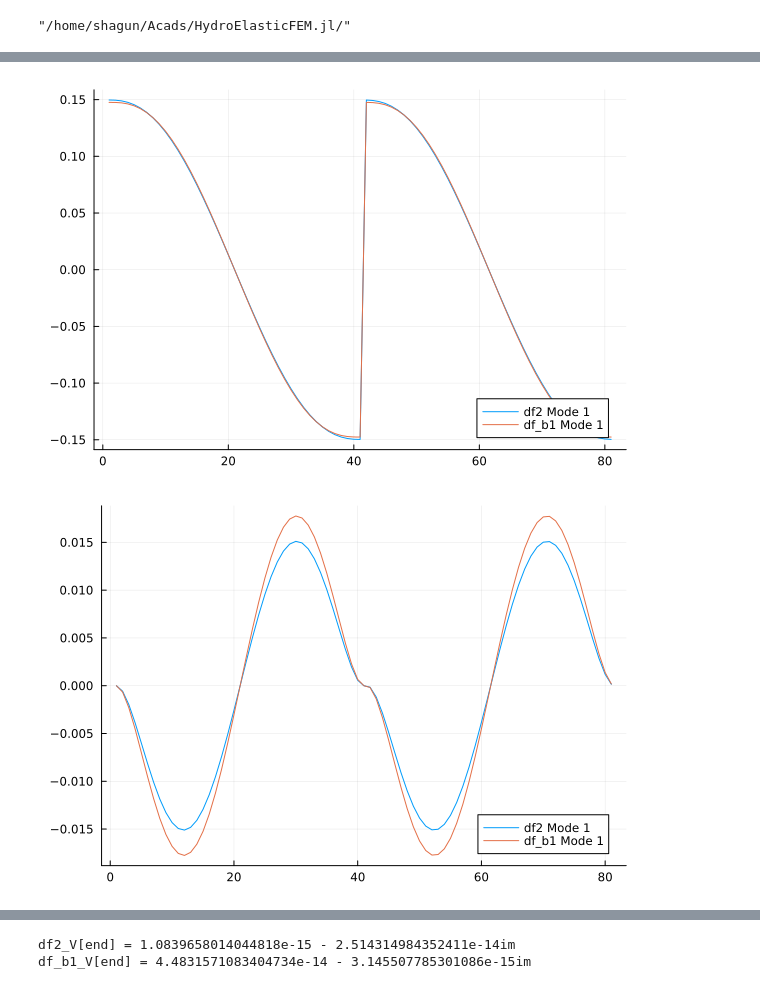
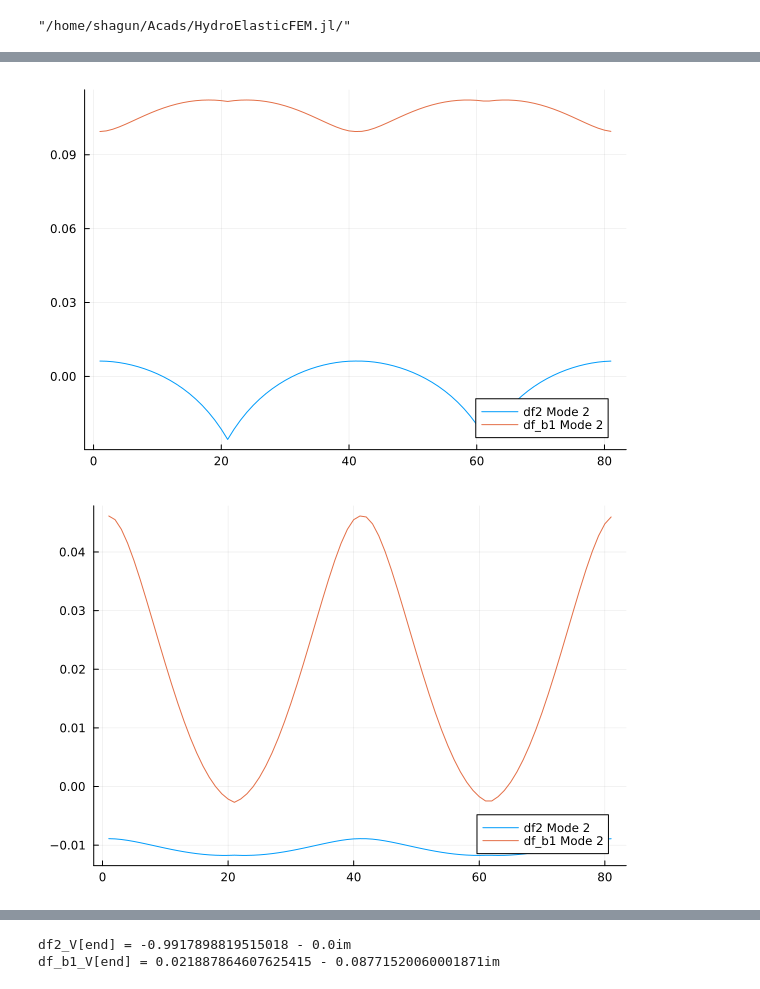
Before and after one commit to CMOE-TUDelft/HydroElasticFEM.jl, a Jupyter notebook: notes/LRHS/log_v004_Dev.ipynb, the cells around one changed output, grey strips where cells are left out. Cells and saved outputs as stored; diff of their text form; code cells hidden in the pictures.

```diff
--- a/notes/LRHS/log_v004_Dev.ipynb
+++ b/notes/LRHS/log_v004_Dev.ipynb
@@ -66,6 +38,6 @@ Wet Natural Frequencies :
 # %%
-fileName = "data/sims_202512/lrhs_modes_free/mfac=0.90_tfac=0.10/"
-fileName = fileName*"lrhs_complexMass_free_resnM=1.80_resnK=1.80_modesdata.jld2"
+fileName = "data/sims_202601/modes_LRHS/memb_mrho=0.90_Trho=98.10/"
+fileName = fileName*"lrhs_complexMass_free_resnM=1845.00_resnK=1845.00_modesdata.jld2"
 df2 = load(PKG_ROOT*fileName)
 
 @printf("Dry Natural Frequencies :\n")
@@ -107,6 +79,6 @@ Wet Natural Frequencies Iterations :
 # %%
-fileName = "data/sims_202512/lrhs_modes_free/mfac=0.90_tfac=0.10/"
-fileName = fileName*"lrhs_dampedSys_free_resnM=1.80_resnK=1.80_modesdata.jld2"
+fileName = "data/sims_202601/modes_LRHS/memb_mrho=0.90_Trho=98.10/"
+fileName = fileName*"lrhs_dampedSys_free_resnM=1845.00_resnK=1845.00_modesdata.jld2"
 df_b1 = load(PKG_ROOT*fileName)
 
 df_b1_N = size(df_b1["dfDry"][:,"V"][1], 1)
@@ -156,11 +135,11 @@ Wet Natural Frequencies Pos Imag :
 8
 6
 # %%
-mode = 1
-modeB = 3
+# mode = 1
+modeB = 2
 
-df1_V = df1["dfWet"][:,"V"][mode]
-df1_V = df1_V ./ sign(real(df1_V[1]))
+# df1_V = df1["dfWet"][:,"V"][mode]
+# df1_V = df1_V ./ sign(real(df1_V[1]))
 
 df2_V = df2["dfWet"][:,"V"][modeB]
 df2_V = df2_V ./ real(sqrt(df2_V' * df2_V))
@@ -171,38 +150,38 @@ df2_V = df2_V[1:end-1]
 df_b1_V = df_b1["dfWet"][:,"Vneg"][modeB]  # Using Vneg for comparison
 df_b1_V = df_b1_V[df_b1_N+1:end]  # Extract displacement part
 df_b1_V = df_b1_V ./ real(sqrt(df_b1_V' * df_b1_V))
 df_b1_V = df_b1_V ./ sign(real(df_b1_V[1]))
 @show df_b1_V[end]
 df_b1_V = df_b1_V[1:end-1]
 
 # df_b1_V = df_b1["dfDry"][:,"V"][modeB]  # Using Vneg for comparison
 # df_b1_V = df_b1_V ./ real(sqrt(df_b1_V' * df_b1_V))
 # df_b1_V = df_b1_V ./ sign(real(df_b1_V[1]))
 # @show df_b1_V[end]
 # df_b1_V = df_b1_V[1:end-1]
 
 
 plot()
 # plot!(real(df1_V), label="df1 Mode $mode")
-plot!(real(df2_V), label="df2 Mode $mode")
-plot!(real(df_b1_V), label="df_b1 Mode $mode")
+plot!(real(df2_V), label="df2 Mode $modeB")
+plot!(real(df_b1_V), label="df_b1 Mode $modeB")
 plot!(legend=:bottomright)
 display(plot!())
 
 plot()
 # plot!(imag(df1_V), label="df1 Mode $mode")
-plot!(imag(df2_V), label="df2 Mode $mode")
-plot!(imag(df_b1_V), label="df_b1 Mode $mode")
+plot!(imag(df2_V), label="df2 Mode $modeB")
+plot!(imag(df_b1_V), label="df_b1 Mode $modeB")
 plot!(legend=:bottomright)
 display(plot!())
 
 
 plot()
 # plot!(abs.(df1_V), label="df1 Mode $mode")
-plot!(abs.(df2_V), label="df2 Mode $mode")
-plot!(abs.(df_b1_V), label="df_b1 Mode $mode")
+plot!(abs.(df2_V), label="df2 Mode $modeB")
+plot!(abs.(df_b1_V), label="df_b1 Mode $modeB")
 plot!(legend=:bottomright)
 display(plot!())
 # %% [output]
-[figure, old version]
+[figure, new version]
-[figure, old version]
+[figure, new version]
@@ -210,2 +189,2 @@ display(plot!())
-df2_V[end] = 1.0839658014044818e-15 - 2.514314984352411e-14im
-df_b1_V[end] = 4.4831571083404734e-14 - 3.145507785301086e-15im
+df2_V[end] = -0.9917898819515018 - 0.0im
+df_b1_V[end] = 0.021887864607625415 - 0.08771520060001871im
```
Also changed, not shown: parts of 4 cells of this notebook, 2 other files.
